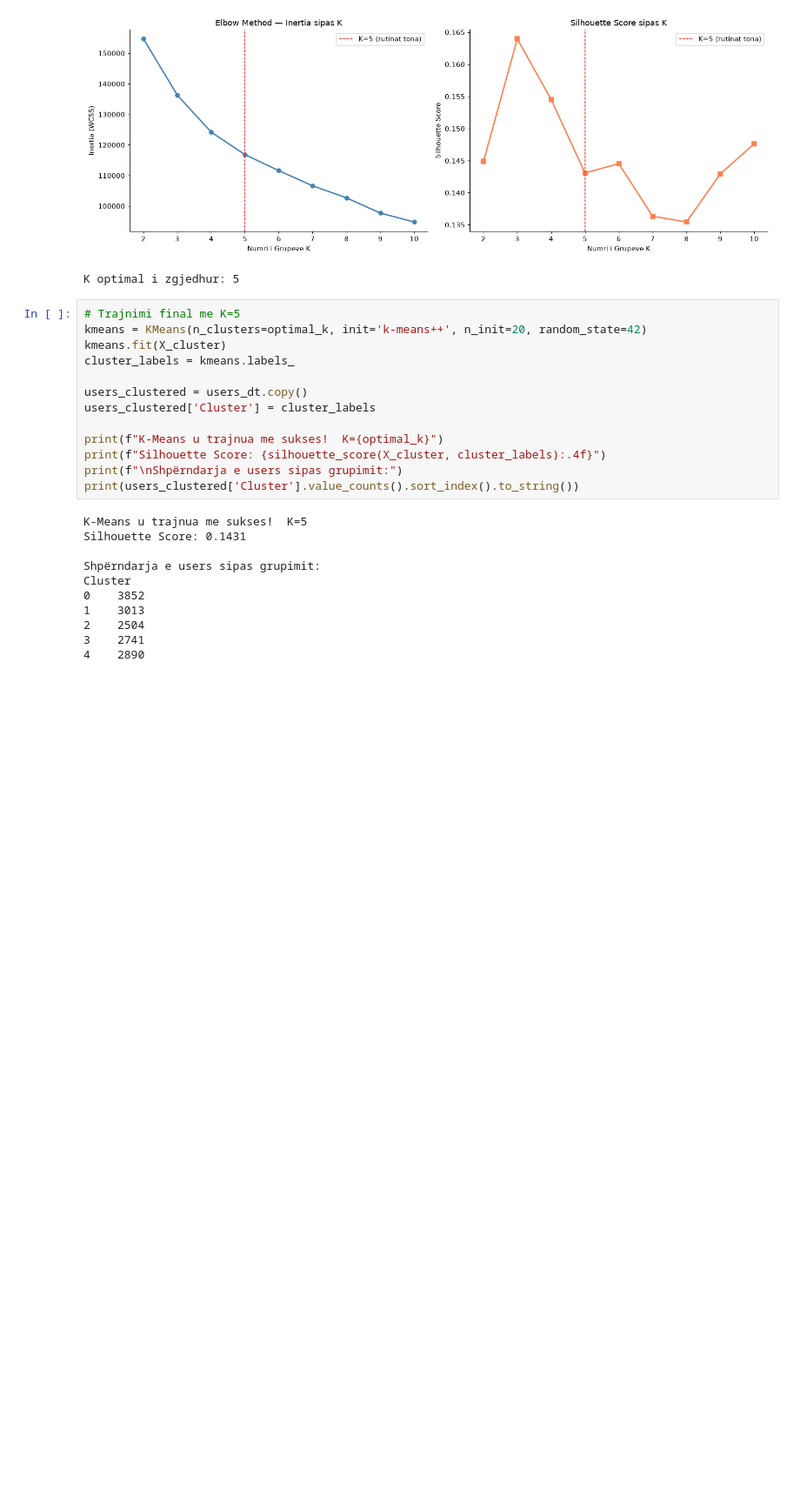
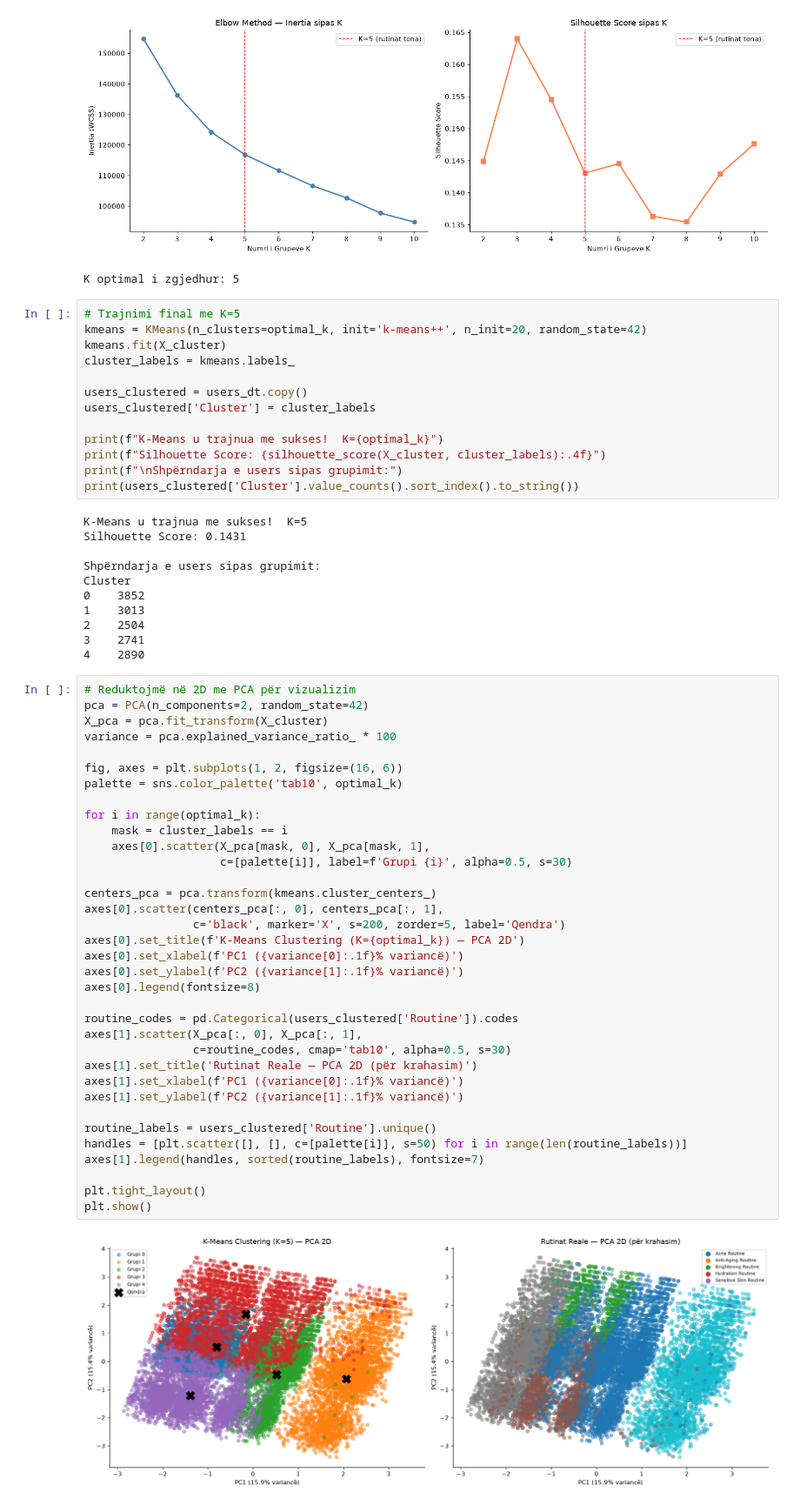
Before and after one commit to Sara587979/AI-Skincare-Personalization, a Jupyter notebook: skincare_ml.ipynb, the cells around one changed output. Shown at 87% size. Cells and saved outputs as stored; diff of their text form; blank space fills up the shorter version.

Commit message:
K-Means vizualizimi PCA 2D, profili i severities dhe rutina dominuese per cdo grup

```diff
--- a/skincare_ml.ipynb
+++ b/skincare_ml.ipynb
@@ -1363,3 +1363,40 @@ Cluster
 2    2504
 3    2741
 4    2890
+# %%
+# Reduktojmë në 2D me PCA për vizualizim
+pca = PCA(n_components=2, random_state=42)
+X_pca = pca.fit_transform(X_cluster)
+variance = pca.explained_variance_ratio_ * 100
+
+fig, axes = plt.subplots(1, 2, figsize=(16, 6))
+palette = sns.color_palette('tab10', optimal_k)
+
+for i in range(optimal_k):
+    mask = cluster_labels == i
+    axes[0].scatter(X_pca[mask, 0], X_pca[mask, 1],
+                    c=[palette[i]], label=f'Grupi {i}', alpha=0.5, s=30)
+
+centers_pca = pca.transform(kmeans.cluster_centers_)
+axes[0].scatter(centers_pca[:, 0], centers_pca[:, 1],
+                c='black', marker='X', s=200, zorder=5, label='Qendra')
+axes[0].set_title(f'K-Means Clustering (K={optimal_k}) — PCA 2D')
+axes[0].set_xlabel(f'PC1 ({variance[0]:.1f}% variancë)')
+axes[0].set_ylabel(f'PC2 ({variance[1]:.1f}% variancë)')
+axes[0].legend(fontsize=8)
+
+routine_codes = pd.Categorical(users_clustered['Routine']).codes
+axes[1].scatter(X_pca[:, 0], X_pca[:, 1],
+                c=routine_codes, cmap='tab10', alpha=0.5, s=30)
+axes[1].set_title('Rutinat Reale — PCA 2D (për krahasim)')
+axes[1].set_xlabel(f'PC1 ({variance[0]:.1f}% variancë)')
+axes[1].set_ylabel(f'PC2 ({variance[1]:.1f}% variancë)')
+
+routine_labels = users_clustered['Routine'].unique()
+handles = [plt.scatter([], [], c=[palette[i]], s=50) for i in range(len(routine_labels))]
+axes[1].legend(handles, sorted(routine_labels), fontsize=7)
+
+plt.tight_layout()
+plt.show()
+# %% [output]
+[figure, added]
```
Also changed, not shown: parts of 1 cell of this notebook.
